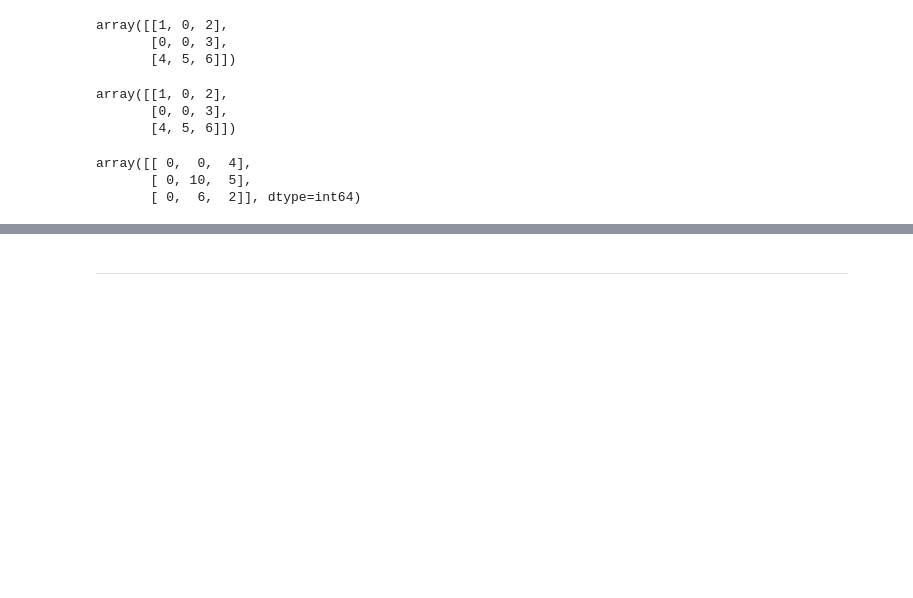
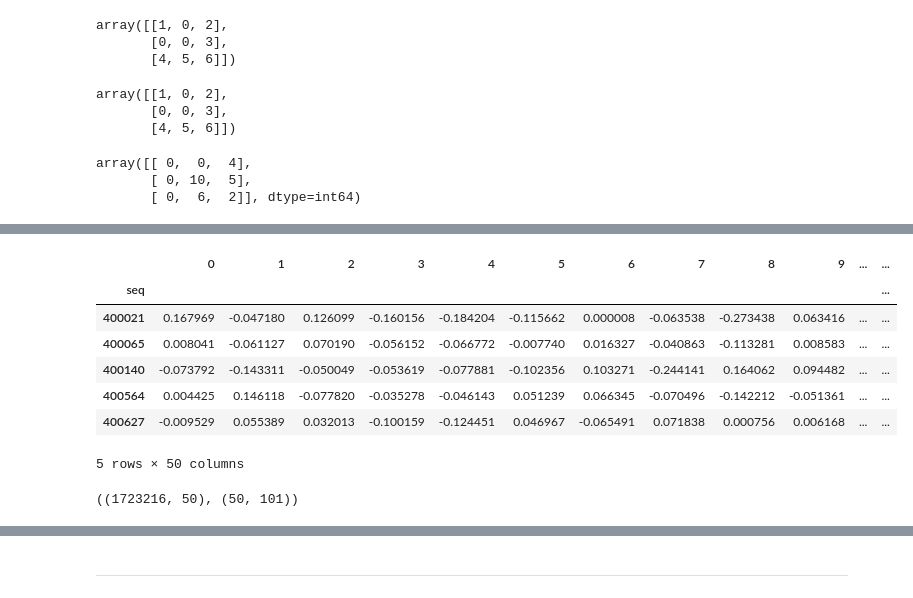
Before and after one commit to hitoshinagano/MercadoLibre_2020, a Jupyter notebook: notebooks/Untitled.ipynb, the cells around one changed output, grey strips where cells are left out. Saved outputs shown, nothing was run; the diff lists cells and outputs as text; code cells hidden in the pictures; blank space fills up the shorter version.

```diff
--- a/notebooks/Untitled.ipynb
+++ b/notebooks/Untitled.ipynb
@@ -30,0 +79,3 @@ array([[ 0,  0,  4],
+# %%
+interim_data_dir = '/Users/hitoshinagano/Documents/MercadoLibre_competicao/notebooks/../data/interim'
+query_embs = pd.read_pickle(os.path.join(interim_data_dir, 'query_embs_sample.pkl'))
@@ -30,0 +93,11 @@ array([[ 0,  0,  4],
+# %%
+query_embs.head()
+# %% [output]
+|  | 0 | 1 | 2 | 3 | 4 | 5 | 6 | 7 | 8 | 9 | ... | ... |
+| seq |  |  |  |  |  |  |  |  |  |  |  | ... |
+| 400021 | 0.167969 | -0.047180 | 0.126099 | -0.160156 | -0.184204 | -0.115662 | 0.000008 | -0.063538 | -0.273438 | 0.063416 | ... | ... |
+| 400065 | 0.008041 | -0.061127 | 0.070190 | -0.056152 | -0.066772 | -0.007740 | 0.016327 | -0.040863 | -0.113281 | 0.008583 | ... | ... |
+| 400140 | -0.073792 | -0.143311 | -0.050049 | -0.053619 | -0.077881 | -0.102356 | 0.103271 | -0.244141 | 0.164062 | 0.094482 | ... | ... |
+| 400564 | 0.004425 | 0.146118 | -0.077820 | -0.035278 | -0.046143 | 0.051239 | 0.066345 | -0.070496 | -0.142212 | -0.051361 | ... | ... |
+| 400627 | -0.009529 | 0.055389 | 0.032013 | -0.100159 | -0.124451 | 0.046967 | -0.065491 | 0.071838 | 0.000756 | 0.006168 | ... | ... |
+5 rows × 50 columns
@@ -30,0 +109,4 @@ array([[ 0,  0,  4],
+# %%
+a.shape, b.shape
+# %% [output]
+((1723216, 50), (50, 101))
```
Also changed, not shown: parts of 23 cells of this notebook, 9 other files.
